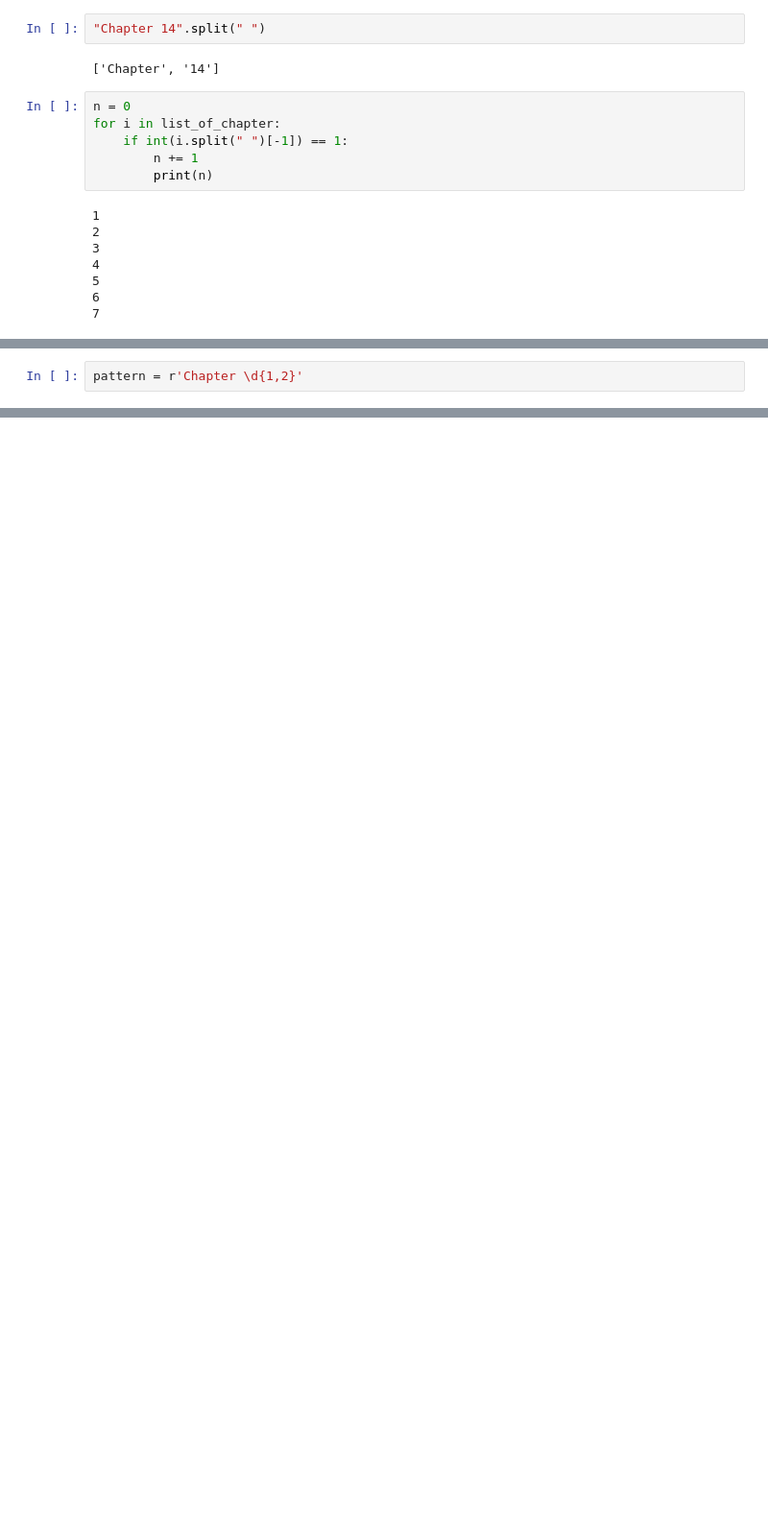
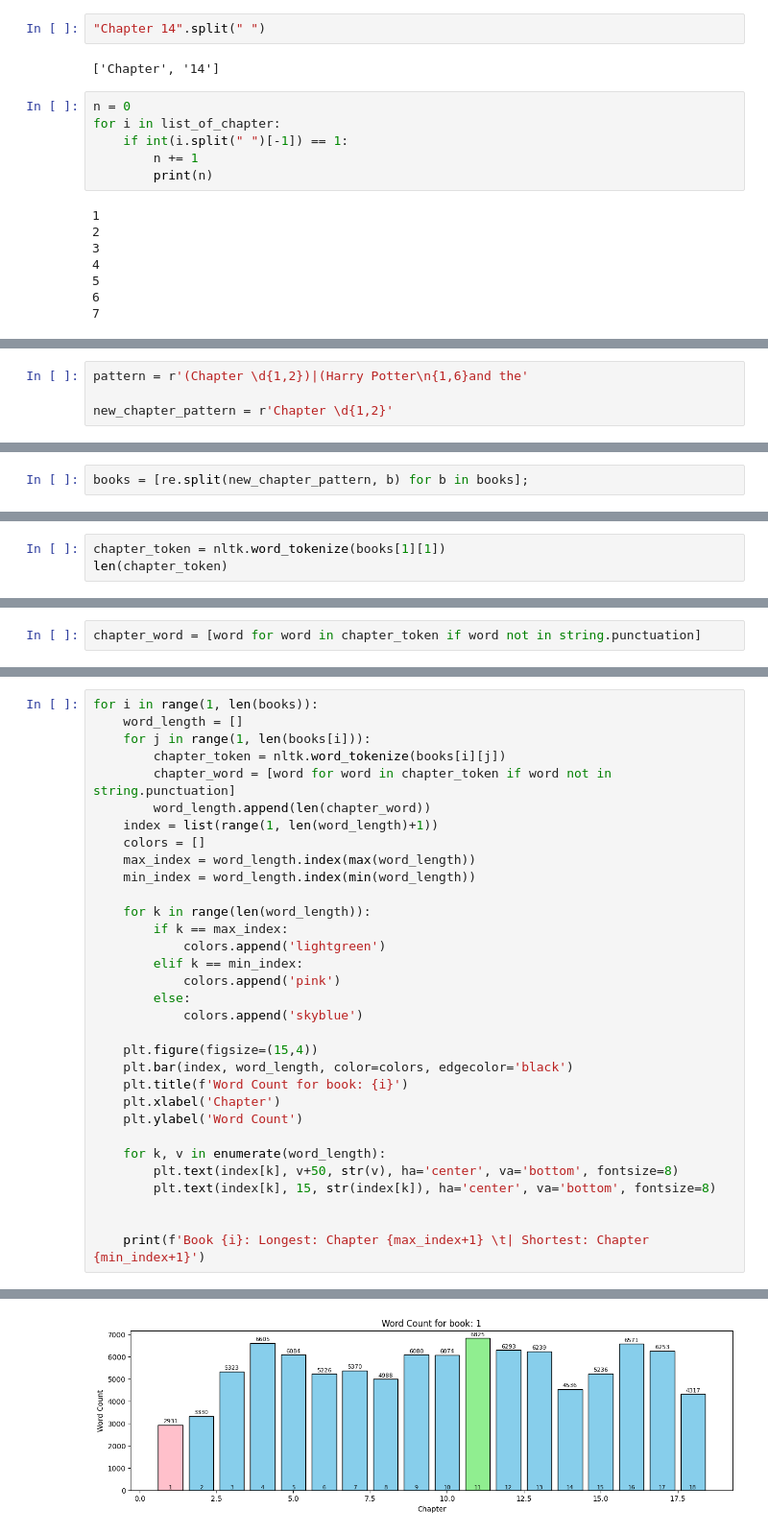
Before and after one commit to Minefreezey/cpe393-txtAnalytic-2025, a Jupyter notebook: notebooks/Lab1_regex.ipynb, the cells around one changed output, grey strips where cells are left out. Shown: that part at 96% size. Cells and saved outputs as stored; diff of their text form; blank space fills up the shorter version.

```diff
--- a/notebooks/Lab1_regex.ipynb
+++ b/notebooks/Lab1_regex.ipynb
@@ -277,2 +288,4 @@ book_index_pattern
 # %%
-pattern = r'Chapter \d{1,2}'
+pattern = r'(Chapter \d{1,2})|(Harry Potter\n{1,6}and the'
+
+new_chapter_pattern = r'Chapter \d{1,2}'
@@ -284,0 +292,2 @@ chapter[0]
+# %%
+books = [re.split(new_chapter_pattern, b) for b in books];
@@ -284,0 +311,3 @@ chapter[0]
+# %%
+chapter_token = nltk.word_tokenize(books[1][1])
+len(chapter_token)
@@ -284,0 +322,2 @@ chapter[0]
+# %%
+chapter_word = [word for word in chapter_token if word not in string.punctuation]
@@ -284,0 +336,33 @@ chapter[0]
+# %%
+for i in range(1, len(books)):
+    word_length = []
+    for j in range(1, len(books[i])):
+        chapter_token = nltk.word_tokenize(books[i][j])
+        chapter_word = [word for word in chapter_token if word not in string.punctuation]
+        word_length.append(len(chapter_word))
+    index = list(range(1, len(word_length)+1))
+    colors = []
+    max_index = word_length.index(max(word_length))
+    min_index = word_length.index(min(word_length))
+
+    for k in range(len(word_length)):
+        if k == max_index:
+            colors.append('lightgreen')
+        elif k == min_index:
+            colors.append('pink')
+        else:
+            colors.append('skyblue')
+
+    plt.figure(figsize=(15,4))
+    plt.bar(index, word_length, color=colors, edgecolor='black')
+    plt.title(f'Word Count for book: {i}')
+    plt.xlabel('Chapter')
+    plt.ylabel('Word Count')
+
+    for k, v in enumerate(word_length):
+        plt.text(index[k], v+50, str(v), ha='center', va='bottom', fontsize=8)
+        plt.text(index[k], 15, str(index[k]), ha='center', va='bottom', fontsize=8)
+
+
+    print(f'Book {i}: Longest: Chapter {max_index+1} \t| Shortest: Chapter {min_index+1}')
+# %% [output]
@@ -284,0 +376 @@ chapter[0]
+[figure, added]
```
Also changed, not shown: parts of 33 cells of this notebook.
